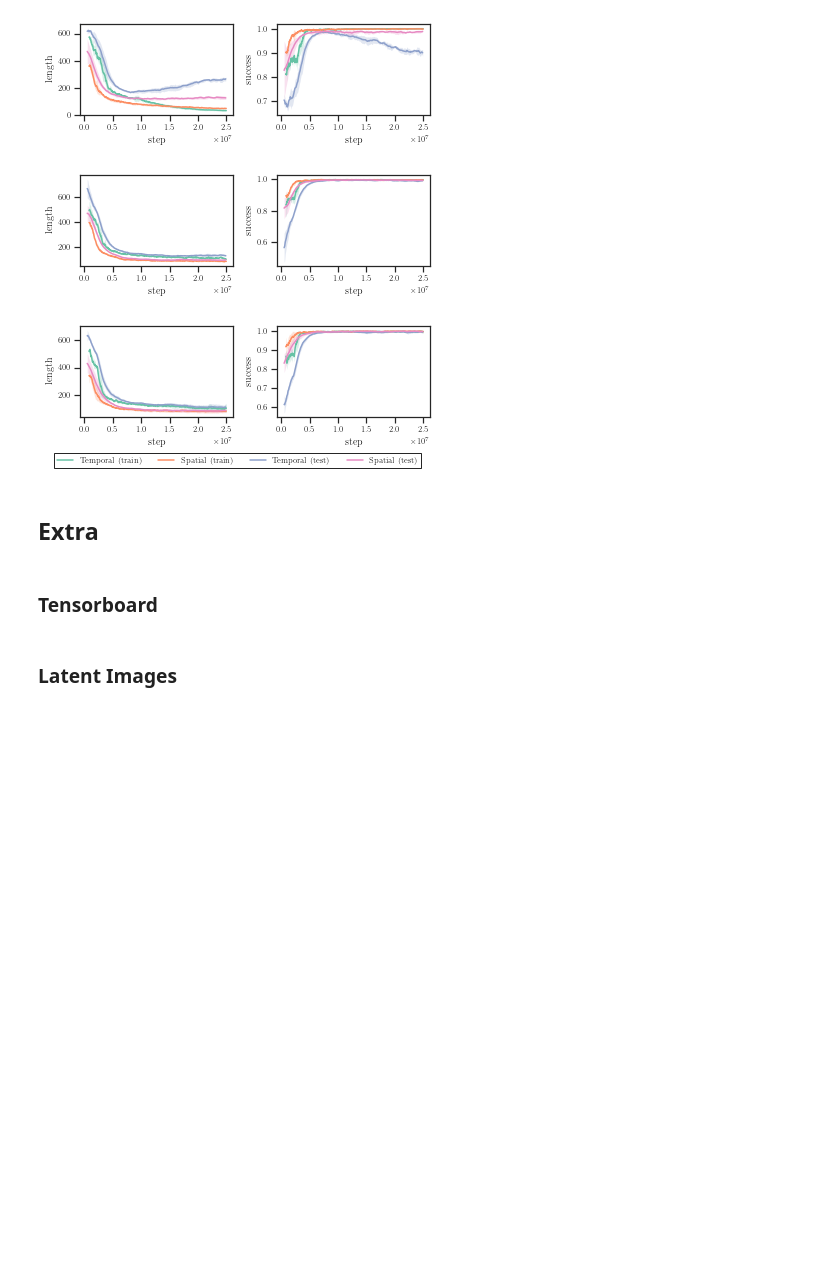
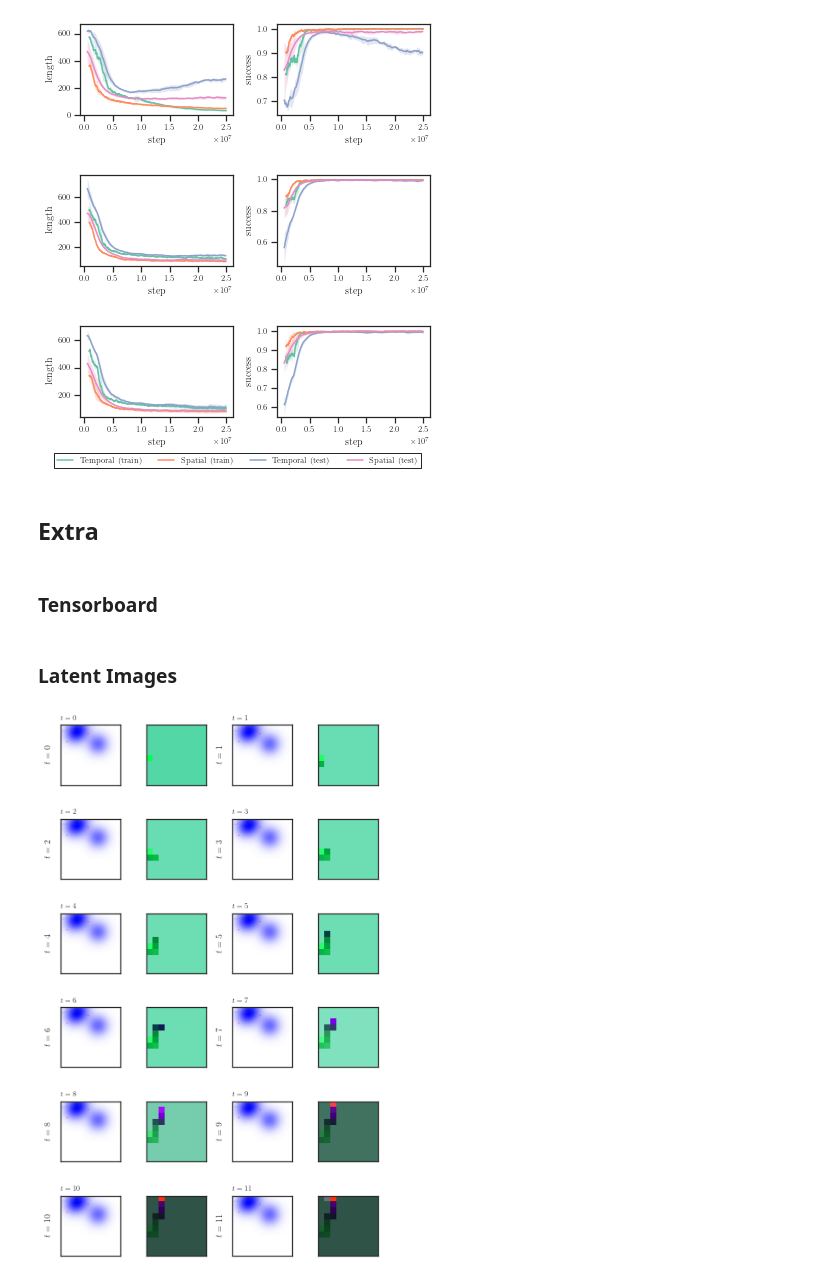
Before and after one commit to fumlig/visualsearch, a Jupyter notebook: plot.ipynb, the cells around one changed output. Cells and saved outputs as stored; diff of their text form; code cells hidden in the pictures; blank space fills up the shorter version.

```diff
--- a/plot.ipynb
+++ b/plot.ipynb
@@ -2,6 +2,7 @@
 import numpy as np
 import pandas as pd
 import seaborn as sns
+import matplotlib as mpl
 import matplotlib.pyplot as plt
 
 from os import path
@@ -11,6 +12,9 @@ GOLDEN_RATIO = (5**.5 - 1) / 2
 
 TEXTWIDTH_PT = 408.0 # \showthe\textwidth
 TEXTWIDTH_IN = TEXTWIDTH_PT/PT_PER_INCH
+
+TEXTHEIGHT_PT = 665.2019 # \showthe\textheight
+TEXTHEIGHT_IN = TEXTHEIGHT_PT/PT_PER_INCH
 
 REPORT_PATH = "report"
 FIGURES_PATH = path.join("report", "figures")
@@ -529,0 +511,74 @@ def image_decomposition(x):
+# %%
+import torch as th
+import numpy as np
+
+import rl
+import gym
+import gym_search
+
+from sklearn.decomposition import PCA
+
+rows, cols = 6, 2
+fig, axs = plt.subplots(6, cols*2, figsize=(TEXTWIDTH_IN, TEXTHEIGHT_IN))
+
+steps = rows*cols
+seed = 40
+env = gym.make("Gaussian-v0")
+device = th.device("cpu")
+model = th.load("models/gaussian/map/0.pt").to(device)
+
+obs = env.reset(seed=seed)
+done = False
+state = model.initial(1)
+
+maps = []
+
+for t in range(steps):
+    with th.no_grad():
+        obs = {key: th.tensor(o).float().unsqueeze(0).to(device) for key, o in obs.items()}
+        act, state = model.predict(obs, state, done=th.tensor(done).float().unsqueeze(0).to(device), deterministic=False)
+
+    obs, rew, done, info = env.step(act)
+
+    m = state[0].squeeze().cpu()
+    maps.append(m)
+
+pca = PCA(n_components=3, svd_solver="full")
+#pca.fit(maps[-1].flatten(1).transpose(0, 1))
+img = pca.fit_transform(th.stack([v for v in maps[-1].flatten(1).transpose(0, 1) if v.count_nonzero()]))
+
+def map_img(m):
+    s = m.shape[1:]
+    m = m.flatten(1).transpose(0, 1)
+    m = pca.transform(m)
+    m = m.reshape(*s, 3)
+    m -= m.min()
+    m /= m.max()
+    return m
+
+for row in range(rows):
+    for col in range(cols):
+        t = row*cols + col
+        m = maps[t]
+
+        axl, axr = axs[row][col*2:col*2+2]
+
+        #vis = th.linalg.vector_norm(m, ord=ord, dim=0)
+        vis = map_img(m)
+
+        axl.set_xticks([])
+        axl.set_yticks([])
+        axr.set_xticks([])
+        axr.set_yticks([])
+
+        axl.imshow(env.render())
+        axr.imshow(vis, extent=(0, 10, 10, 0), vmin=0, vmax=1)
+
+        axl.set_ylabel(fr"$t = {t}$")
+        axl.set_title(fr"$t = {t}$", fontsize=8, loc="left")
+
+
+fig.tight_layout()
+fig.savefig(figpath("memory", format="pgf"), dpi=300, bbox_inches='tight')
+# %% [output]
+[figure, added]
```
Also changed, not shown: parts of 3 cells of this notebook, 42 other files.
